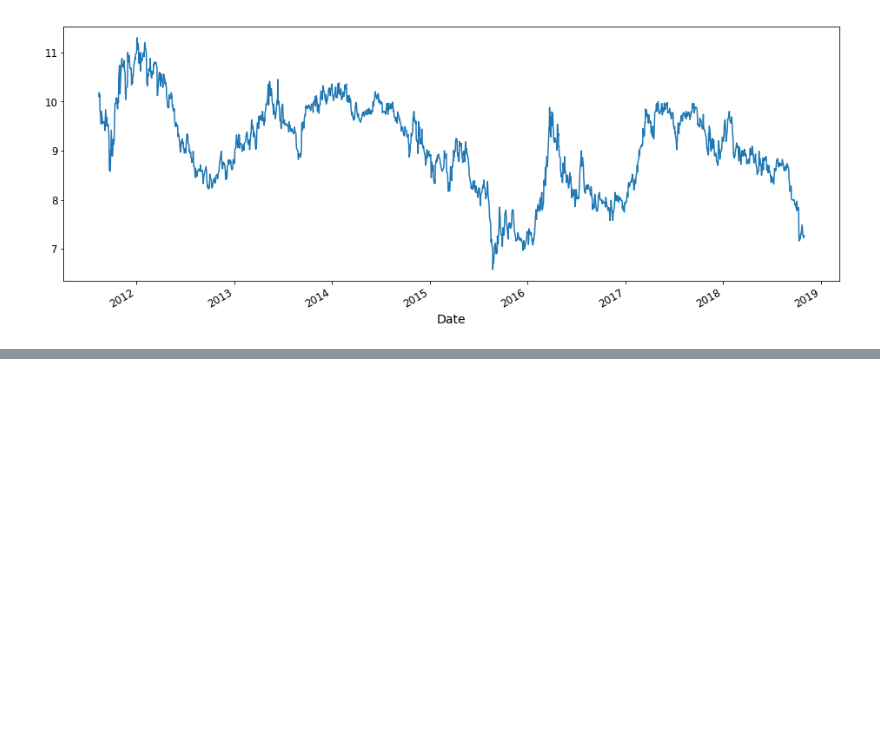
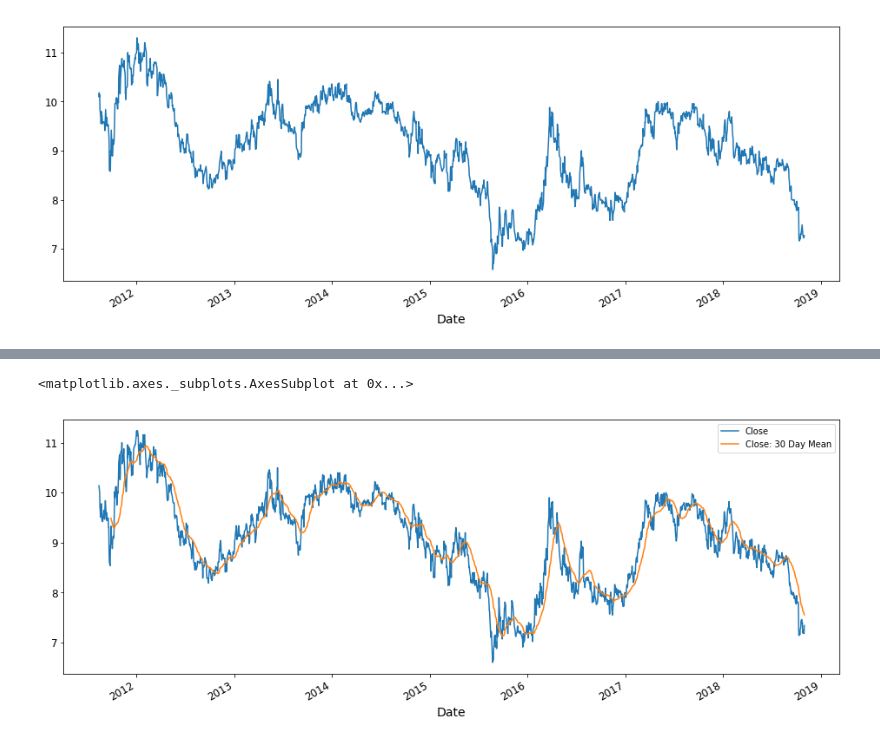
Before and after one commit to mengwangk/ai-playground, a Jupyter notebook: notebook/LSTM.ipynb, the cells around one changed output, grey strips where cells are left out. Cells and saved outputs as stored; diff of their text form; code cells hidden in the pictures; blank space fills up the shorter version.

```diff
--- a/notebook/LSTM.ipynb
+++ b/notebook/LSTM.ipynb
@@ -129,0 +130,6 @@ dataset.rolling(7).mean().head(20)
+# %%
+dataset['Close: 30 Day Mean'] = dataset['Close'].rolling(window=30).mean()
+dataset[['Close','Close: 30 Day Mean']].plot(figsize=(16,6))
+# %% [output]
+<matplotlib.axes._subplots.AxesSubplot at 0x...>
+[figure, added]
```
Also changed, not shown: parts of 57 cells of this notebook, 6 other files.
